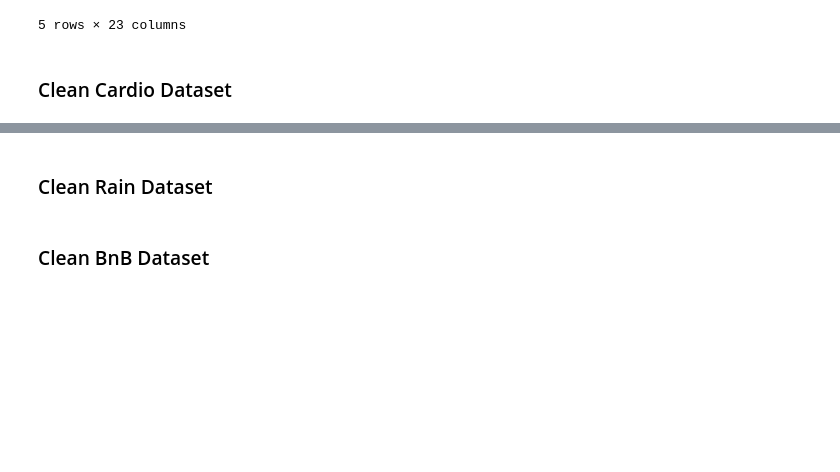
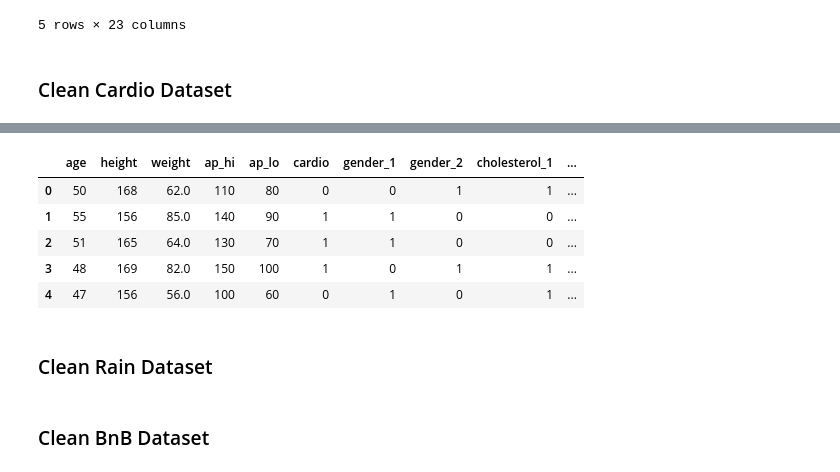
Before and after one commit to Yunchun/Supervised-ML-Comparisons, a Jupyter notebook: Duy.ipynb, the cells around one changed output, grey strips where cells are left out. Cells and saved outputs as stored; diff of their text form; code cells hidden in the pictures; blank space fills up the shorter version.

```diff
--- a/Duy.ipynb
+++ b/Duy.ipynb
@@ -128,0 +164,10 @@ shrooms_y = shrooms_df_y.replace({'e': 0, 'p': 1})
+# %%
+# a look at cleaned dataset
+cardio.head()
+# %% [output]
+|  | age | height | weight | ap_hi | ap_lo | cardio | gender_1 | gender_2 | cholesterol_1 | ... |
+| 0 | 50 | 168 | 62.0 | 110 | 80 | 0 | 0 | 1 | 1 | ... |
+| 1 | 55 | 156 | 85.0 | 140 | 90 | 1 | 1 | 0 | 0 | ... |
+| 2 | 51 | 165 | 64.0 | 130 | 70 | 1 | 1 | 0 | 0 | ... |
+| 3 | 48 | 169 | 82.0 | 150 | 100 | 1 | 0 | 1 | 1 | ... |
+| 4 | 47 | 156 | 56.0 | 100 | 60 | 0 | 1 | 0 | 1 | ... |
```
Also changed, not shown: parts of 12 cells of this notebook.
